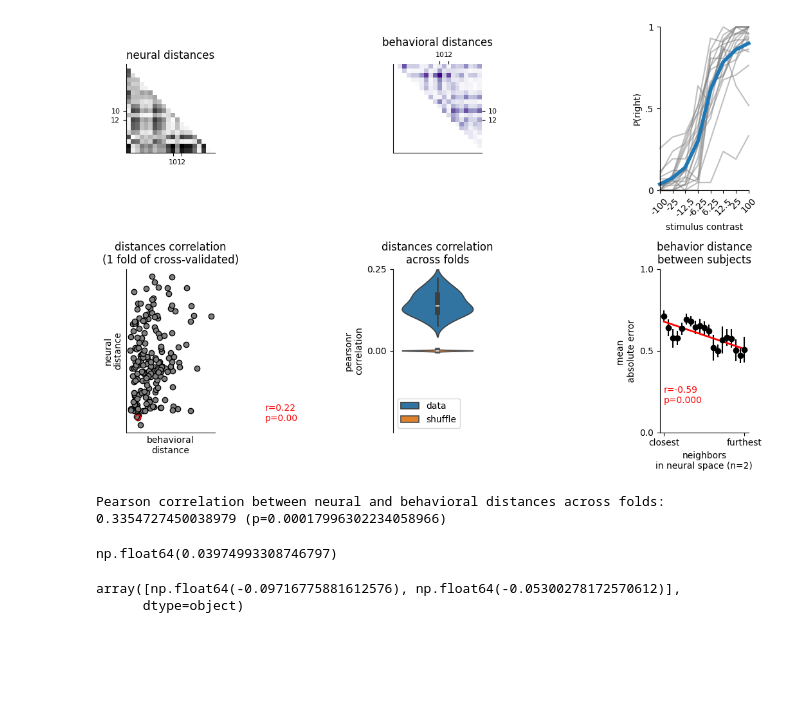
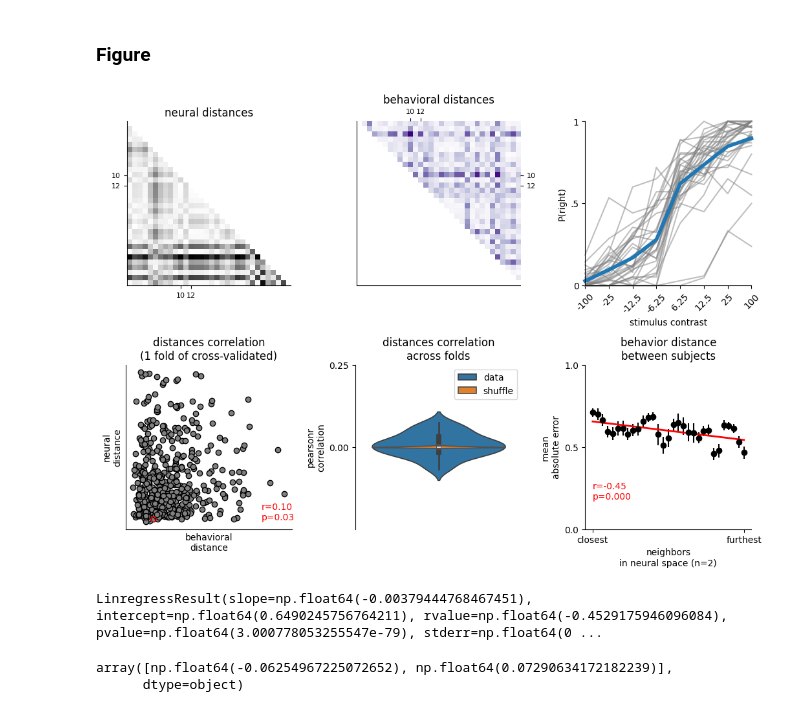
Before and after one commit to brunaafl/ShapeMetrics, a Jupyter notebook: ibl_analyses/notebooks/shape_metrics_figure.ipynb, the cells around one changed output. Drawn from its saved outputs; the diff is of its cells as text; code cells hidden in the pictures; blank space fills up the shorter version.

```diff
--- a/ibl_analyses/notebooks/shape_metrics_figure.ipynb
+++ b/ibl_analyses/notebooks/shape_metrics_figure.ipynb
@@ -237,8 +416,0 @@ plt.show()
-# %%
-import pickle
-with(open("raw_behavior_PO.pkl","rb")) as f:
-    n_trials, cs_trials = pickle.load(f)
-
-
-with open("100_folds_1_time_point_PO.pkl","rb") as f:
-    [params,train_data_folds,test_data_folds] = pickle.load(f)
@@ -250,6 +475,14 @@ with(open("prep_data_regions/raw_behavior_all.pkl","rb")) as f:
 
 with open("prep_data_regions/100_folds_1_time_point_all.pkl","rb") as f:
     [params,train_data_folds,test_data_folds] = pickle.load(f)
+# %%
+import pickle
+with(open("prep_data_regions/bootstrap_raw_behavior_all.pkl","rb")) as f:
+    n_trials, cs_trials = pickle.load(f)
+
+
+with open("prep_data_regions/bootstrap_folds_1_time_point_all.pkl","rb") as f:
+    [params,train_data_folds,test_data_folds] = pickle.load(f)
 # %%
 
 # Relaxing also the number of folds and shuffles
@@ -288,7 +521,10 @@ for fold in tqdm.trange(n_folds):
     corrs_shuffle = []
     flat_dist_cc_s =flat_dist_cc.copy()
     for _ in range(n_shuffles):
-        np.random.shuffle(flat_dist_cc_s)
+        #np.random.shuffle(flat_dist_cc_s)
+        perm = np.random.permutation(S)
+        shuffled_dist_cc = dist_cc[perm, :][:, perm]
+        flat_dist_cc_s = shuffled_dist_cc[jnp.triu_indices(S,1)]
         r_s,_ = sts.pearsonr(flat_dist_cc_s,flat_dist_neural)
         corrs_shuffle.append(r_s)
 
@@ -318,4 +629,14 @@ np.float64(0.22246896774107677)
+# %% [markdown]
+### Figure
+# %%
+data_corrs_2 = []
+for n in range(all_dist_neural.shape[0]):
+    r = correlate_distances(all_dist_neural[n], all_dist_cc[n])
+    data_corrs_2.append(r)
+data_corrs_2 = np.array(data_corrs_2, dtype=object)
 # %%
+
+
 examples_idx= [10,12]
 
 colors = np.array(sns.color_palette(None, S))
@@ -367,7 +688,7 @@ flat_dist_cc = dist_cc[jnp.triu_indices(S,1)]
 
 r_dist,p_dist = sts.pearsonr(flat_dist_cc,flat_dist_neural)
 axes[3].scatter( flat_dist_cc,flat_dist_neural,color="k",facecolors='gray')
-axes[3].text(2,0.1,"r={:.2f}\np={:.2f}".format(r_dist,p_dist),color="red")
+axes[3].text(1.5,0.1,"r={:.2f}\np={:.2f}".format(r_dist,p_dist),color="red")
 axes[3].set_xlabel("behavioral\ndistance")
 axes[3].set_ylabel("neural\ndistance")
 axes[3].set_xticks([])
@@ -378,58 +699,56 @@ axes[3].scatter(dist_cc[examples_idx,:][:,examples_idx][np.triu_indices(len(exam
 
 axes[4].set_title("distances correlation\nacross folds")
 data_corrs = np.array(all_c_corrs, dtype=object)[:,0]
-low, high = np.percentile(data_corrs,[2.5,97.5])
+low, high = np.percentile(data_corrs_2,[2.5,97.5])
 
 shuffle_corrs = np.array(all_c_corrs, dtype=object)[:,1].mean()
 
-sns.violinplot(data_corrs,label="data",ax=axes[4])
+sns.violinplot(data_corrs_2,label="data",ax=axes[4])
 sns.violinplot(shuffle_corrs,label="shuffle",ax=axes[4],clip_on=False)
 axes[4].legend()
 axes[4].set_ylabel("pearsonr\ncorrelation")
 #axes[4].text(0.1,0.02,"low={:.2f}\n high={:.3f}".format(low,high),color='r')
 axes[4].set_yticks([0,0.25])
 axes[4].set_ylim(-0.25,0.25)
 axes[4].set_xticks([])
 
 
 ## Here, for the distance between the subject and its neighbors, I compute the mean absolute error instead of the correlation
 # So, now, the regression should have a positive value since the more similar the neighbors are, the smaller the distance should be
 _ids = list(range(S-1))*np.shape(all_preds_top)[0]
 
 r=sts.linregress(_ids,np.nanmean(all_preds_top,2).reshape(-1))
 num_sess = dist_neural_.shape[0]-1
 plt.errorbar(range(num_sess),np.nanmean(np.nanmean(all_preds_top,2),0),np.std(np.nanmean(all_preds_top,2),0),fmt='o',color='black',clip_on=False)
 axes[5].set_title("behavior distance\nbetween subjects")
 
 axes[5].text(0,0.18,"r={:.2f}\np={:.3f}".format(r.rvalue,r.pvalue),color='r')
 axes[5].set_ylabel("mean \nabsolute error")
 axes[5].set_yticks([0,0.5,1])
 axes[5].set_xticks([0,S-2],["closest","furthest"])
 
 axes[5].set_xlabel("neighbors\nin neural space (n=2)")
 axes[5].set_ylim(0,1)
 # plot regression line on top of the data using the slope and intercept
 axes[5].plot(range(num_sess)*r.slope+r.intercept,"r-",lw=2)
 
 fig.tight_layout()
 sns.despine()
 sns.despine(ax=axes[4],bottom=True)
 
-plt.savefig("IBL_main_figure.svg",dpi=300)
+#plt.savefig("IBL_main_figure.svg",dpi=300)
 # %% [output]
-[figure, old version]
+[figure, new version]
-# %%
-print(f'Pearson correlation between neural and behavioral distances across folds: {r_dist} (p={p_dist})')
-# %% [output]
-Pearson correlation between neural and behavioral distances across folds: 0.3354727450038979 (p=0.00017996302234058966)
-# %%
-data_corrs.mean()
-# %% [output]
-np.float64(0.03974993308746797)
+# %%
+_ids = list(range(S-1))*np.shape(all_preds_top)[0]
+r=sts.linregress(_ids,np.nanmean(all_preds_top,axis=2).reshape(-1))
+r
+# %% [output]
+LinregressResult(slope=np.float64(-0.00379444768467451), intercept=np.float64(0.6490245756764211), rvalue=np.float64(-0.4529175946096084), pvalue=np.float64(3.000778053255547e-79), stderr=np.float64(0 ...
 # %%
-np.percentile(data_corrs,[5,95])
+np.percentile(data_corrs_2,[2.5,97.5])
 # %% [output]
-array([np.float64(-0.09716775881612576), np.float64(-0.05300278172570612)],
+array([np.float64(-0.06254967225072652), np.float64(0.07290634172182239)],
       dtype=object)
 # %%
 np.percentile(data_corrs,[2.5,97.5])
```
Also changed, not shown: parts of 28 cells of this notebook, 3 other files.
